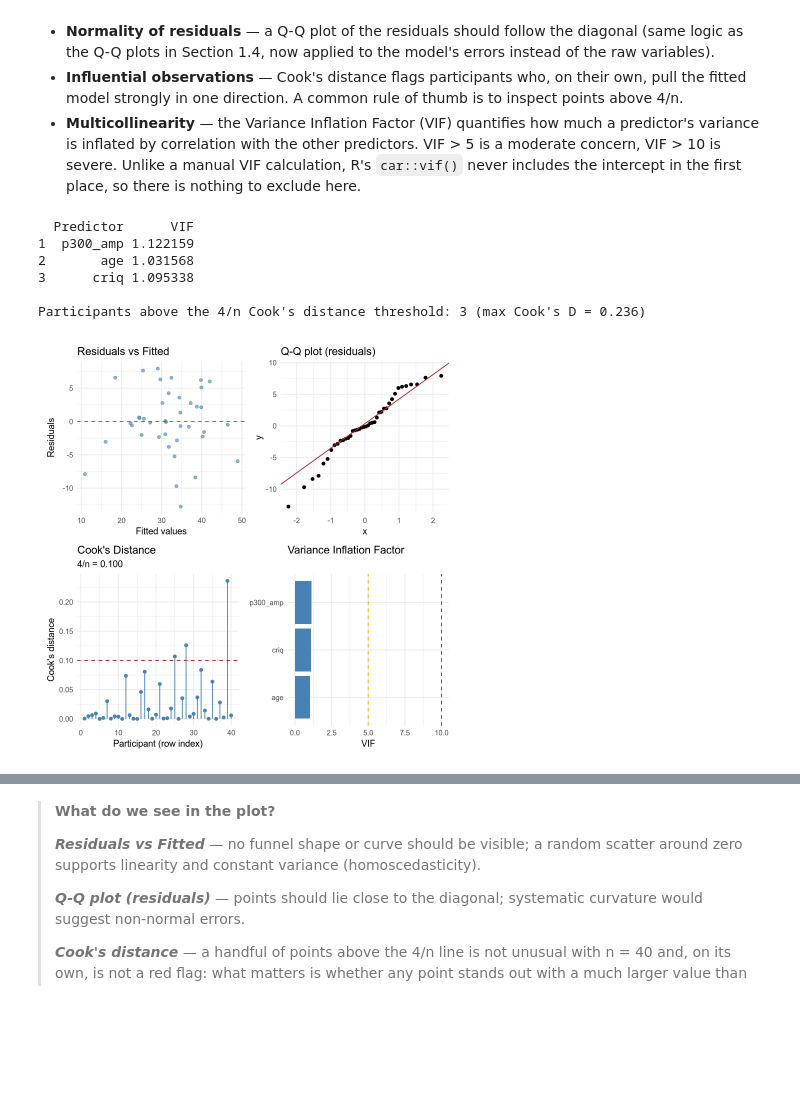
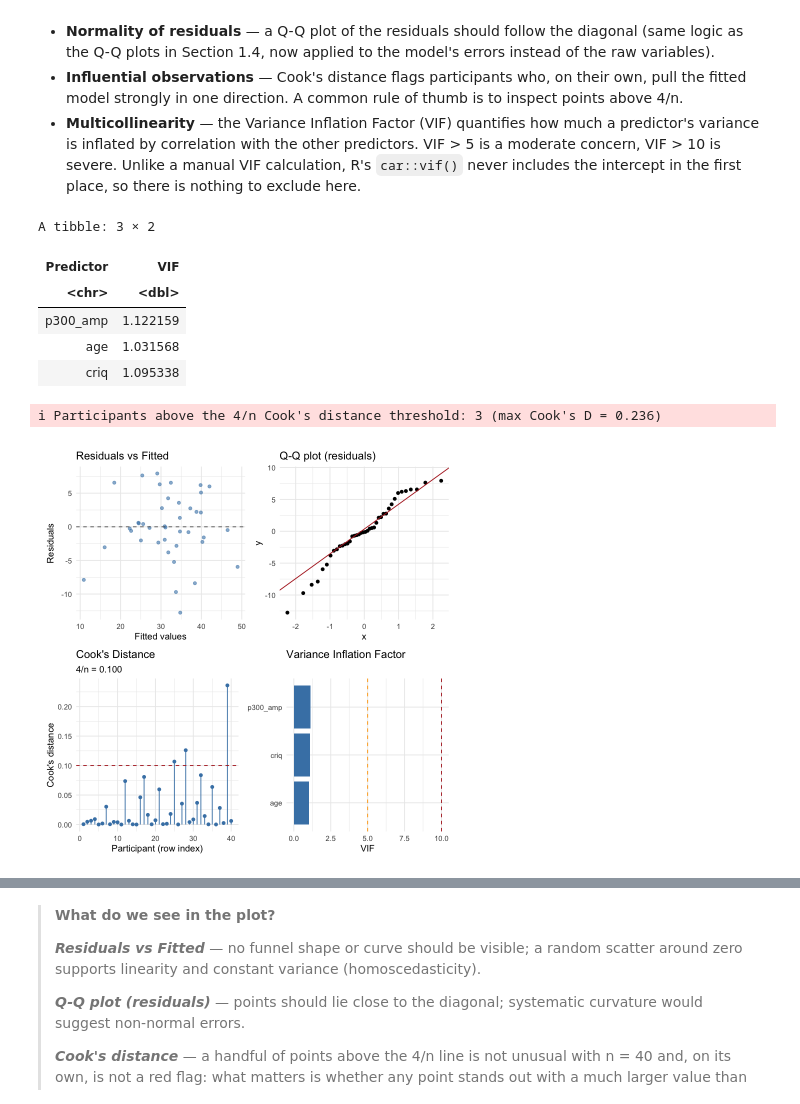
Before and after one commit to SanCamilloIRCCS-OndaLab/tutorial_EEG-NPSY, a Jupyter notebook: r/case1/code/CaseStudy_1.ipynb, the cells around one changed output, grey strips where cells are left out. Saved outputs shown, nothing was run; the diff lists cells and outputs as text; code cells hidden in the pictures; blank space fills up the shorter version.

```diff
--- a/r/case1/code/CaseStudy_1.ipynb
+++ b/r/case1/code/CaseStudy_1.ipynb
@@ -416,18 +445,17 @@ However the value of 3 for attentive matrices is very low but it is also
 very plausible in a patient dataset, therefore we will keep this
 outlier.
 # %%
-missing_mask <- apply(is.na(df[, vars]), 1, any)
-
 # Outliers: exclude only the implausible ones found in Section 1.5 - keep
 # the att_matr outlier, since it is a plausible (if low) clinical value
-implausible_cols <- c("age", "n400_amp", "p300_lat")
-outlier_mask <- apply(out_mask[, implausible_cols], 1, any)
+implausible <- outliers %>%
+  filter(variable %in% c("age", "n400_amp", "p300_lat")) %>%
+  pull(subject_id)
 
-exclude_mask <- missing_mask | outlier_mask
-cat(sprintf("Excluding %d participants:\n", sum(exclude_mask)))
-print(df[exclude_mask, c("subject_id", vars)], row.names = FALSE)
+# Participants to exclude: any missing value, or an implausible outlier
+excluded <- df %>%
+  filter(if_any(all_of(vars), is.na) | subject_id %in% implausible)
+excluded %>% select(subject_id, all_of(vars))
 
-df <- df[!exclude_mask, ]
-rownames(df) <- NULL
-cat(sprintf("\nRemaining: %d participants\n", nrow(df)))
+df <- df %>% anti_join(excluded, by = "subject_id")
+cli_alert_info("Excluded {nrow(excluded)} participants - {nrow(df)} remaining.")
 # %% [output]
@@ -727,48 +753,23 @@ Attentive Matrices model (`att_matr ~ p300_amp + age + criq`).
   the first place, so there is nothing to exclude here.
 # %%
 mod <- mod_att_matr_pars
-fitted_vals <- fitted(mod)
-resid_vals  <- residuals(mod, type = "response")
-n <- nobs(mod)
 
-p_resid <- ggplot(data.frame(fitted = fitted_vals, resid = resid_vals), aes(fitted, resid)) +
-  geom_point(alpha = 0.6, color = "steelblue") +
-  geom_hline(yintercept = 0, linetype = "dashed", color = "grey40") +
-  labs(title = "Residuals vs Fitted", x = "Fitted values", y = "Residuals")
+fig_diag <- plot_model_diagnostics(mod)
+fig_diag
 
-p_qq <- ggplot(data.frame(r = resid_vals), aes(sample = r)) +
-  stat_qq() + stat_qq_line(color = "firebrick") +
-  labs(title = "Q-Q plot (residuals)")
+vif_table <- car::vif(mod) %>% enframe(name = "Predictor", value = "VIF")
+vif_table
 
-cooks <- cooks.distance(mod)
-p_cooks <- ggplot(data.frame(i = seq_along(cooks), cooks = cooks), aes(i, cooks)) +
-  geom_segment(aes(xend = i, yend = 0), color = "steelblue") +
-  geom_point(color = "steelblue") +
-  geom_hline(yintercept = 4 / n, color = "firebrick", linetype = "dashed") +
-  labs(title = "Cook's Distance", x = "Participant (row index)", y = "Cook's distance",
-       subtitle = sprintf("4/n = %.3f", 4 / n))
-
-vif_vals <- car::vif(mod)
-vif_table <- data.frame(Predictor = names(vif_vals), VIF = as.numeric(vif_vals))
-
-p_vif <- ggplot(vif_table, aes(VIF, reorder(Predictor, VIF))) +
-  geom_col(fill = "steelblue") +
-  geom_vline(xintercept = 5, color = "orange", linetype = "dashed") +
-  geom_vline(xintercept = 10, color = "firebrick", linetype = "dashed") +
-  labs(title = "Variance Inflation Factor", x = "VIF", y = NULL)
-
-fig_diag <- (p_resid + p_qq) / (p_cooks + p_vif)
-print(fig_diag)
-
-print(vif_table)
-n_influential <- sum(cooks > 4 / n)
-cat(sprintf("\nParticipants above the 4/n Cook's distance threshold: %d (max Cook's D = %.3f)\n",
-            n_influential, max(cooks)))
+cooks <- augment(mod)$.cooksd
+cli_alert_info(
+  "Participants above the 4/n Cook's distance threshold: {sum(cooks > 4 / nobs(mod))} (max Cook's D = {round(max(cooks), 3)})"
+)
 # %% [output]
-  Predictor      VIF
-1  p300_amp 1.122159
-2       age 1.031568
-3      criq 1.095338
-
-Participants above the 4/n Cook's distance threshold: 3 (max Cook's D = 0.236)
+A tibble: 3 × 2
+| Predictor | VIF |
+| <chr> | <dbl> |
+| p300_amp | 1.122159 |
+| age | 1.031568 |
+| criq | 1.095338 |
+ℹ Participants above the 4/n Cook's distance threshold: 3 (max Cook's D = 0.236)
-[figure, old version]
+[figure, new version]
```
Also changed, not shown: parts of 31 cells of this notebook, 44 other files.
